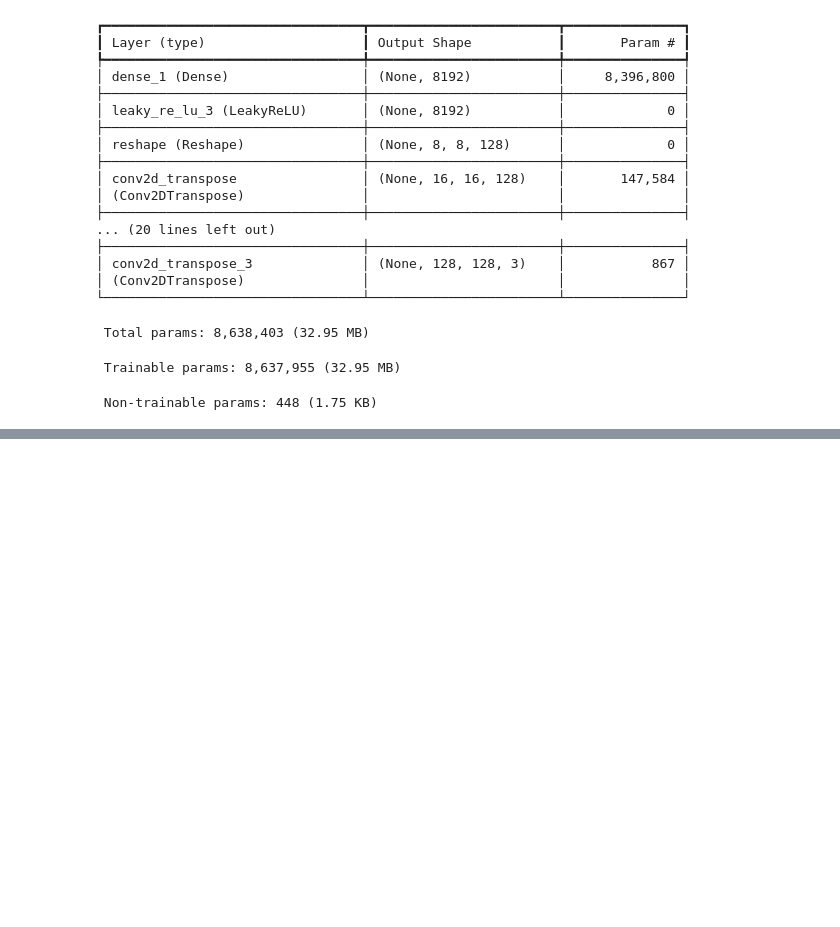
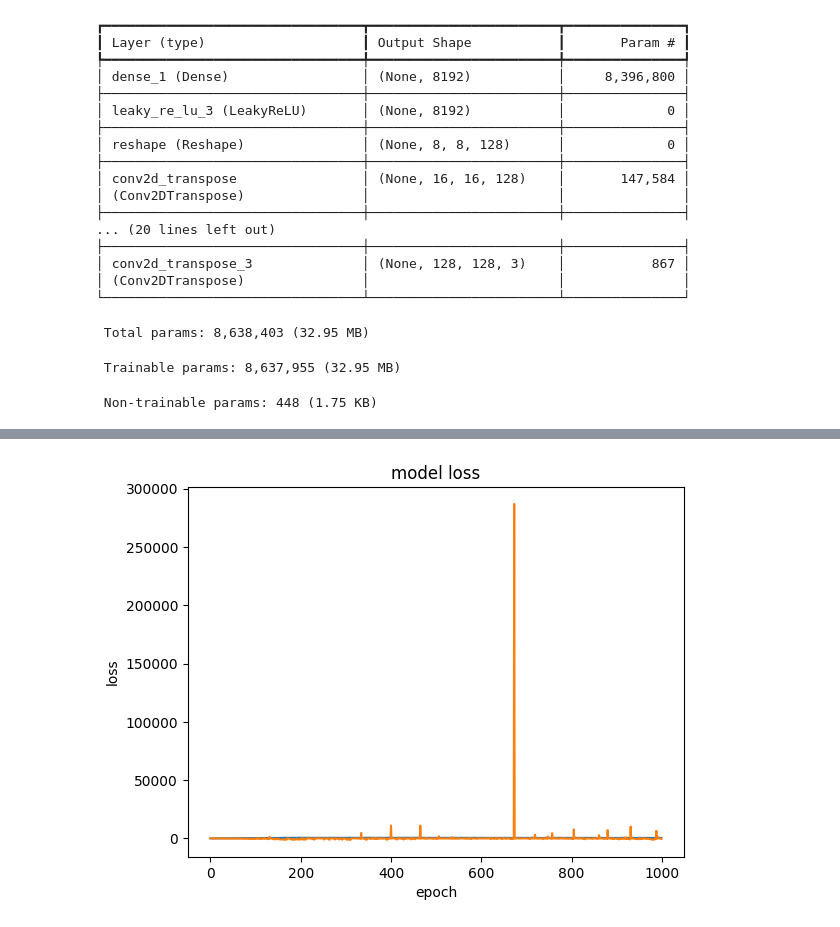
Before and after one commit to Dhawi1902/FYP, a Jupyter notebook: Notebook/EDWGAN.ipynb, the cells around one changed output, grey strips where cells are left out. Saved outputs shown, nothing was run; the diff lists cells and outputs as text; code cells hidden in the pictures; blank space fills up the shorter version.

```diff
--- a/Notebook/EDWGAN.ipynb
+++ b/Notebook/EDWGAN.ipynb
@@ -371,4 +379,4 @@ show_history(gingivitis_wgan_history, "gingivitis_WGAN")
 # %%
-wsl_wgan = build_model("wsl")
-wsl_wgan_history = wsl_wgan.fit(wsl, epochs = 1000, batch_size = 50)
-save_model(wsl_wgan, "wsl_WGAN")
+wsl_edwgan = build_model("wsl")
+wsl_edwgan_history = wsl_edwgan.fit(wsl, epochs = 1000, batch_size = 50)
+save_model(wsl_edwgan, "wsl_edwgan")
@@ -377,2 +404,6 @@ show_history(wsl_wgan_history, "wsl_WGAN")
+# %%
+show_history(wsl_edwgan_history, "wsl_edwgan")
+# %% [output]
+[figure, added]
 # %%
 fixed_noise
```
Also changed, not shown: parts of 12 cells of this notebook, 1 other file.
